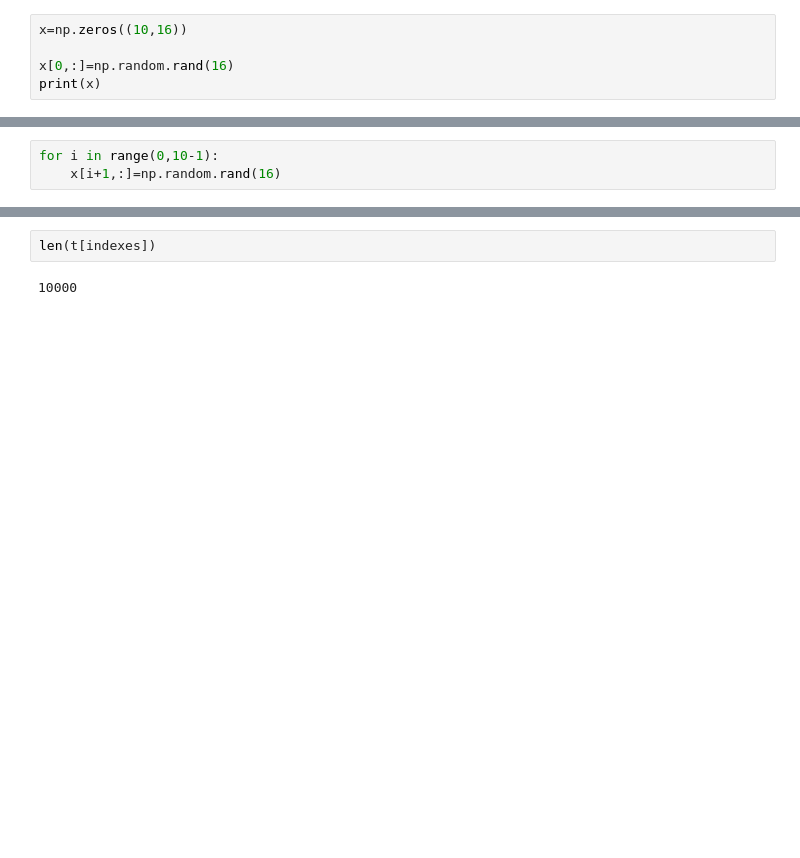
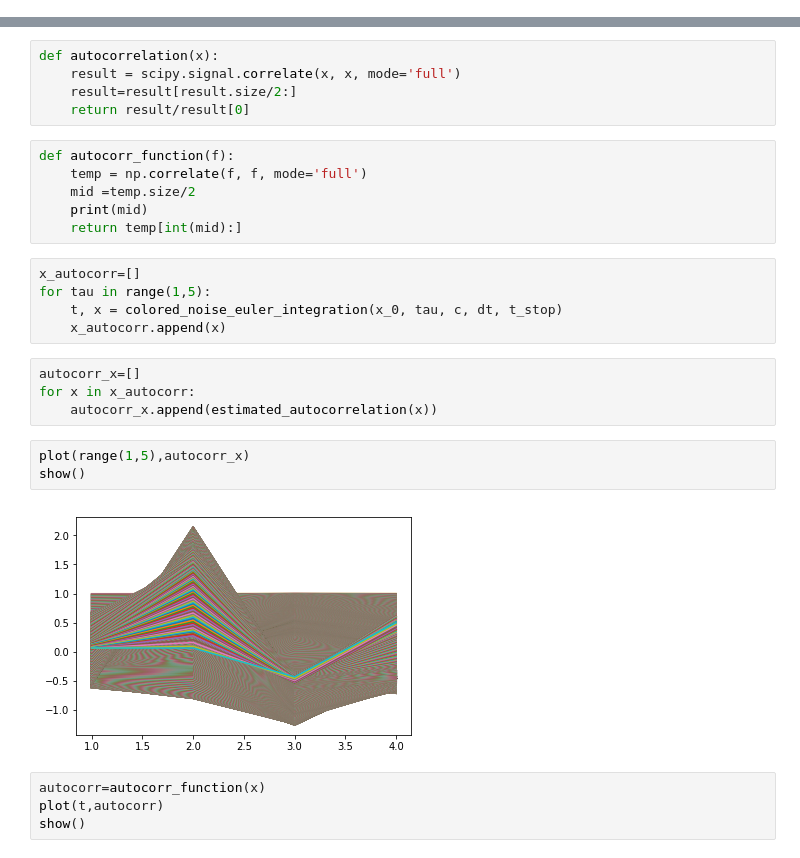
Before and after one commit to carfuentes/notebooks-tests, a Jupyter notebook: Colored-noise.ipynb, the cells around one changed output, grey strips where cells are left out. Drawn from its saved outputs; the diff is of its cells as text; blank space fills up the shorter version.

Commit message:
Playing with autocorr

```diff
--- a/Colored-noise.ipynb
+++ b/Colored-noise.ipynb
@@ -71,5 +58,0 @@ np.where(t==1.00000000e+04)
-# %%
-x=np.zeros((10,16))
-
-x[0,:]=np.random.rand(16)
-print(x)
@@ -94,3 +58,0 @@ print(x)
-# %%
-for i in range(0,10-1):
-    x[i+1,:]=np.random.rand(16)
@@ -121,4 +59,29 @@ array([4, 4, 4])
-# %%
-len(t[indexes])
-# %% [output]
-10000
+# %%
+def autocorrelation(x):
+    result = scipy.signal.correlate(x, x, mode='full')
+    result=result[result.size/2:]
+    return result/result[0]
+# %%
+def autocorr_function(f):
+    temp = np.correlate(f, f, mode='full')
+    mid =temp.size/2
+    print(mid)
+    return temp[int(mid):]
+# %%
+x_autocorr=[]
+for tau in range(1,5):
+    t, x = colored_noise_euler_integration(x_0, tau, c, dt, t_stop)
+    x_autocorr.append(x)
+# %%
+autocorr_x=[]
+for x in x_autocorr:
+    autocorr_x.append(estimated_autocorrelation(x))
+# %%
+plot(range(1,5),autocorr_x)
+show()
+# %% [output]
+[figure, added]
+# %%
+autocorr=autocorr_function(x)
+plot(t,autocorr)
+show()
```
Also changed, not shown: parts of 13 cells of this notebook, 2 other files.
